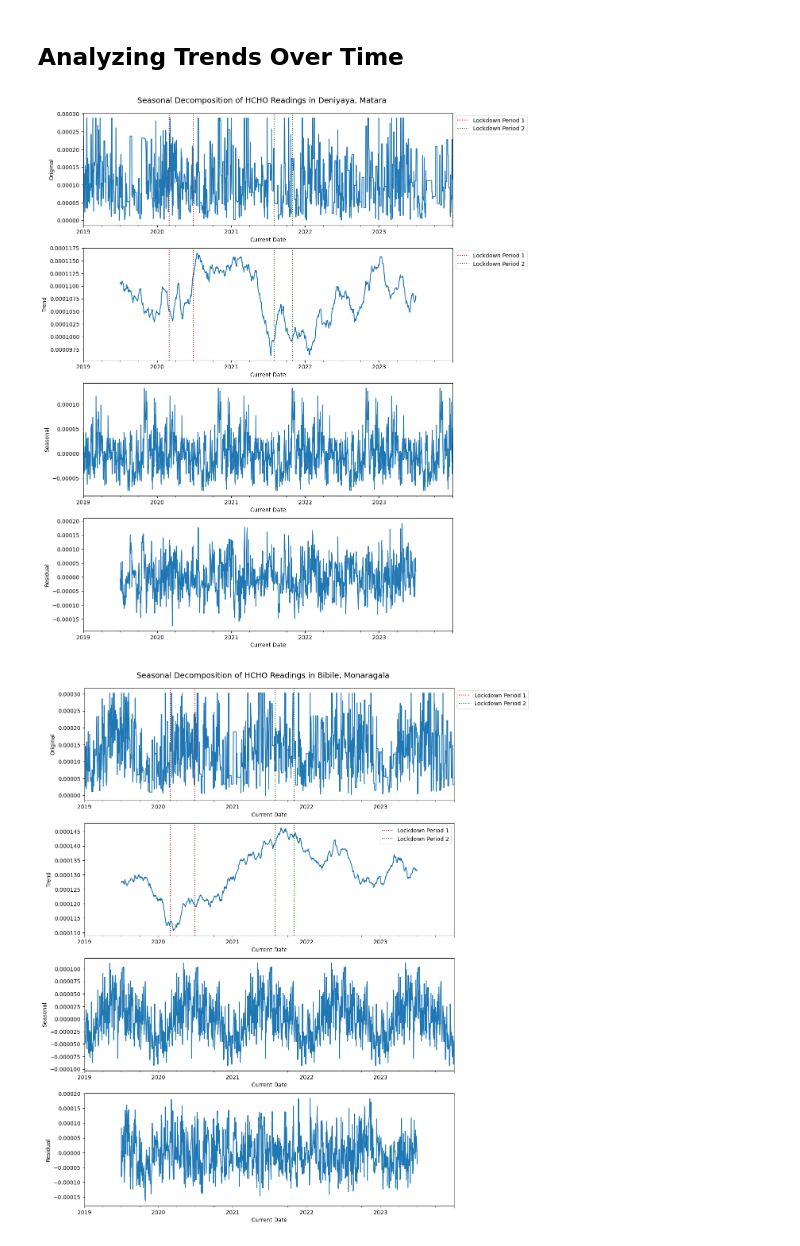
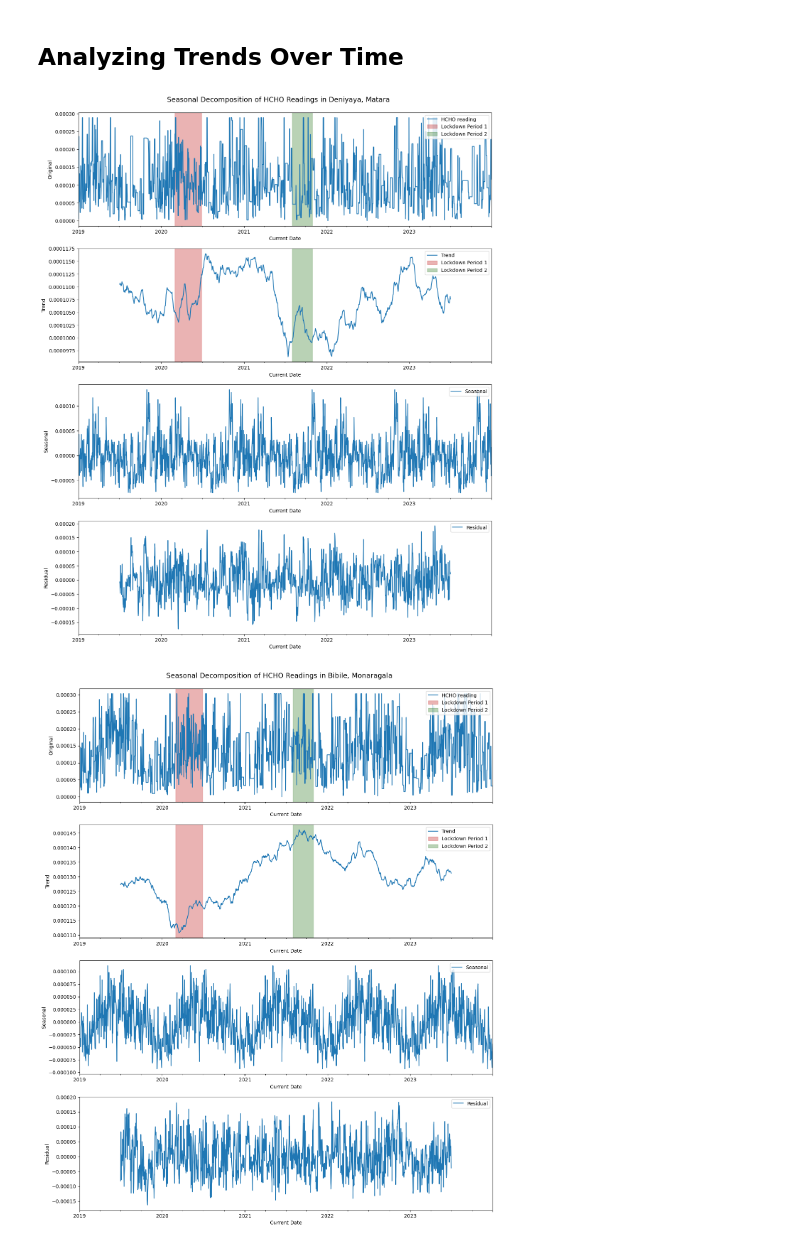
Before and after one commit to PehansiK/Analyzing-HCHO-Gas-in-Sri-Lanka, a Jupyter notebook: Spatio-Temporal Analysis.ipynb, the cells around one changed output. Cells and saved outputs as stored; diff of their text form; code cells hidden in the pictures.

Commit message:
Changed plot designs in Analyzing Trends Over Time

```diff
--- a/Spatio-Temporal Analysis.ipynb
+++ b/Spatio-Temporal Analysis.ipynb
@@ -69,58 +68,53 @@ def plot_seasonal_decomposition(location_df, location_name):
     decompose = seasonal_decompose(location_df["HCHO reading"], model='additive', period=365)
 
     # Plot the decomposition
-    fig, axes = plt.subplots(4, 1, figsize=(12, 16))
+    fig, axes = plt.subplots(4, 1, figsize=(15, 18))
     fig.suptitle(f"Seasonal Decomposition of HCHO Readings in {location_name}", fontsize=14, y=0.95)
 
     # Plot the original data
     decompose.observed.plot(ax=axes[0])
     axes[0].set_ylabel('Original')
 
-   # Show lockdown periods
-    axes[0].axvline(pd.to_datetime('2020-03-01'), color='#bb0606', linestyle=':')
-    axes[0].axvline(pd.to_datetime('2020-06-28'), color='#bb0606', linestyle=':')
-    axes[0].axvline(pd.to_datetime('2021-08-01'), color='#196a0b', linestyle=':')
-    axes[0].axvline(pd.to_datetime('2021-10-31'), color='#196a0b', linestyle=':')
+    # Show lockdown periods
+    axes[0].axvspan('2020-03-01', '2020-06-28', color='#bb0606', alpha=0.3, label='Lockdown Period 1')
+    axes[0].axvspan('2021-08-01', '2021-10-30', color='#196a0b', alpha=0.3, label='Lockdown Period 2')
 
-    lockdown_period1 = plt.Line2D([], [], color='#bb0606', linestyle=':', label='Lockdown Period 1')
-    lockdown_period2 = plt.Line2D([], [], color='#196a0b', linestyle=':', label='Lockdown Period 2')
-    axes[0].legend(handles=[lockdown_period1, lockdown_period2],bbox_to_anchor=(1, 1))
+    axes[0].legend(loc='upper right')
 
     # Plot the trend component - Long-term progression or direction of the data, ignoring the short-term fluctuations and noise.
-    decompose.trend.plot(ax=axes[1])
+    decompose.trend.plot(ax=axes[1],label='Trend')
     axes[1].set_ylabel('Trend')
 
     # Show lockdown periods
-    axes[1].axvline(pd.to_datetime('2020-03-01'), color='#bb0606', linestyle=':')
-    axes[1].axvline(pd.to_datetime('2020-06-28'), color='#bb0606', linestyle=':')
-    axes[1].axvline(pd.to_datetime('2021-08-01'), color='#196a0b', linestyle=':')
-    axes[1].axvline(pd.to_datetime('2021-10-31'), color='#196a0b', linestyle=':')
+    axes[1].axvspan('2020-03-01', '2020-06-28', color='#bb0606', alpha=0.3, label='Lockdown Period 1')
+    axes[1].axvspan('2021-08-01', '2021-10-30', color='#196a0b', alpha=0.3, label='Lockdown Period 2')
 
-    lockdown_period1 = plt.Line2D([], [], color='#bb0606', linestyle=':', label='Lockdown Period 1')
-    lockdown_period2 = plt.Line2D([], [], color='#196a0b', linestyle=':', label='Lockdown Period 2')
-    axes[1].legend(handles=[lockdown_period1, lockdown_period2],bbox_to_anchor=(1, 1))
+    axes[1].legend(loc='upper right')
 
     # Plot the seasonal component - Repetitive, periodic patterns in the data that occur at regular intervals.
-    decompose.seasonal.plot(ax=axes[2])
+    decompose.seasonal.plot(ax=axes[2],label='Seasonal')
     axes[2].set_ylabel('Seasonal')
+    axes[2].legend(loc='upper right')
 
     # Plot the residual component -  Random fluctuations or noise in the data that cannot be explained by the trend or seasonal components.
-    decompose.resid.plot(ax=axes[3])
+    decompose.resid.plot(ax=axes[3],label='Residual')
     axes[3].set_ylabel('Residual')
+    axes[3].legend(loc='upper right')
 
     plt.subplots_adjust(top=0.925, hspace=0.20)
     plt.show()
     print("\n")
 # %%
 # Load the data
-seasonal_df = get_seasonal_data()
+df = get_seasonal_data()
 
 # List of locations
-locations = seasonal_df["Location"].unique()
+locations = ["Deniyaya, Matara", "Bibile, Monaragala", "Colombo Proper", "Jaffna Proper", "Kandy Proper", "Kurunegala Proper", "Nuwara Eliya Proper"]
 
-# Plot seasonal decomposition for each location
+# Plot seasonal decomposition of each location
 for location_name in locations:
-    plot_seasonal_decomposition(seasonal_df, location_name)
+    location_data = df[df["Location"] == location_name]
+    plot_seasonal_decomposition(df, location_name)
 # %% [output]
-[figure, old version]
+[figure, new version]
-[figure, old version]
+[figure, new version]
```
Also changed, not shown: parts of 2 cells of this notebook.
